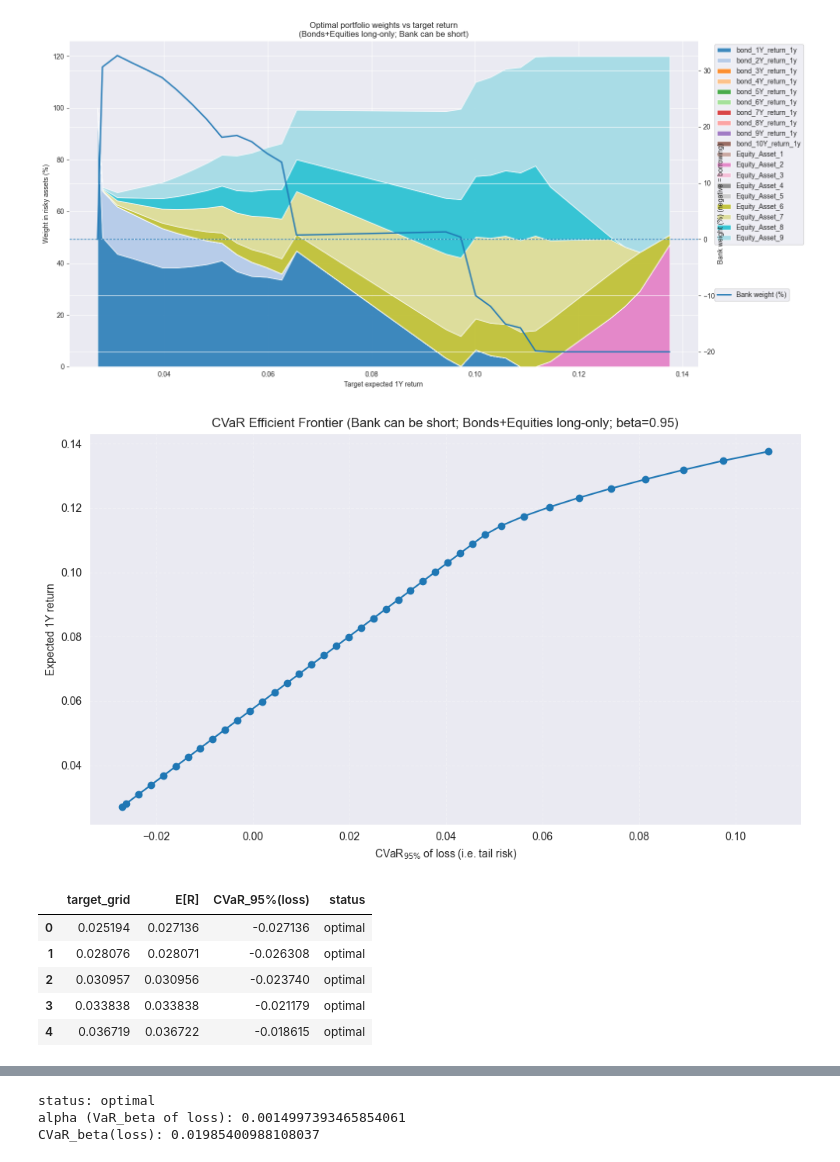
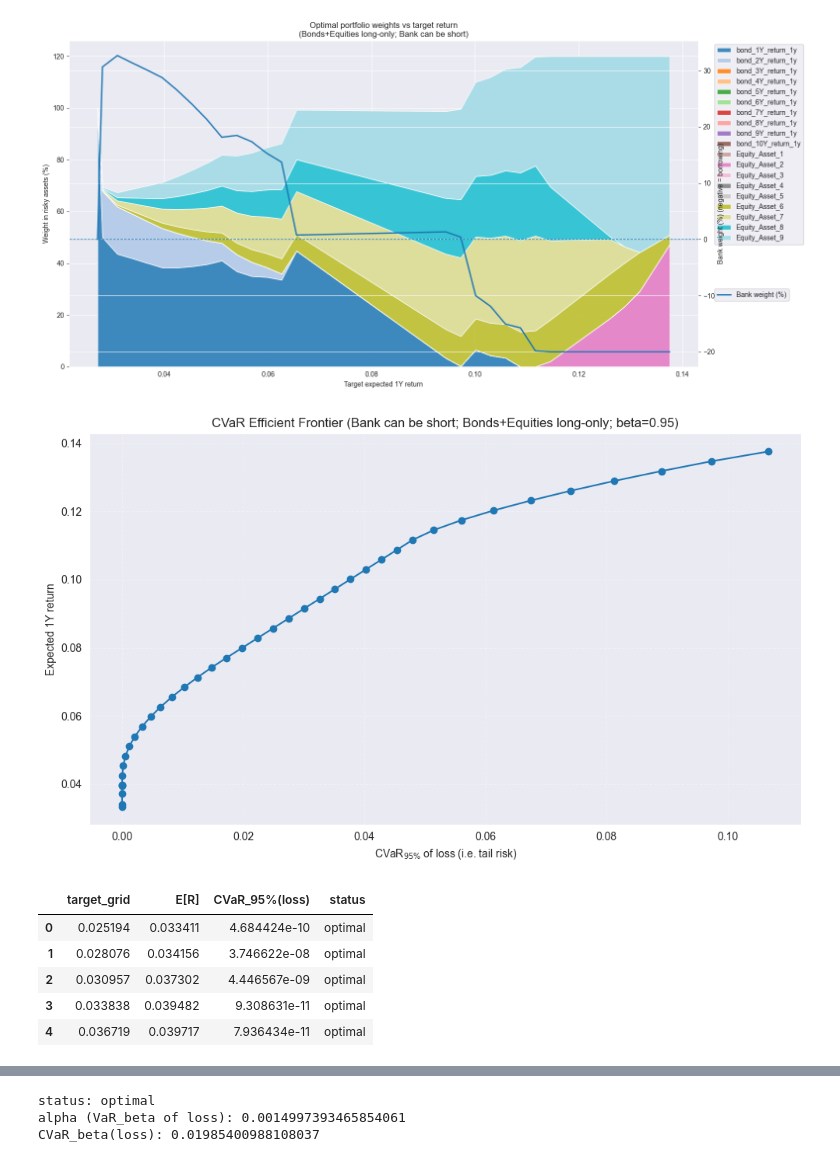
Before and after one commit to Madsnhr/FinEcon, a Jupyter notebook: Exam 2025/codeing/Solution.ipynb, the cells around one changed output, grey strips where cells are left out. Drawn from its saved outputs; the diff is of its cells as text; code cells hidden in the pictures.

```diff
--- a/Exam 2025/codeing/Solution.ipynb
+++ b/Exam 2025/codeing/Solution.ipynb
@@ -1762,7 +1765,7 @@ beta = 0.95               # CVaR_95% (worst 5%)
 tail = 1.0 - beta
 
 # Optional borrowing cap on bank (set to None to remove)
-bank_lower_bound = -0.2   # e.g. max 50% borrowing. Set None for no cap.
+bank_lower_bound = -0.2   # e.g.
 
 # Target return grid (choose sensible range)
 mu_min = float(np.min(mu))
@@ -1777,7 +1780,7 @@ alpha = cp.Variable()          # VaR level (aux)
 u = cp.Variable(S, nonneg=True)
 
 pnl = R @ w                    # scenario portfolio returns
-loss = -pnl                    # loss = -return
+loss = cp.pos(-pnl)                    # loss = -return
 
 cvar = alpha + (1.0 / (tail * S)) * cp.sum(u)
 
@@ -1816,40 +1819,40 @@ W = np.array(W)
 ret_vals = np.array(ret_vals)
 cvar_vals = np.array(cvar_vals)
 
 # Keep feasible points only
 mask = np.isfinite(ret_vals) & np.isfinite(cvar_vals)
 ret_feas = ret_vals[mask]
 cvar_feas = cvar_vals[mask]
 W_feas = W[mask]
 
 # -----------------------------
 # Plot CVaR efficient frontier
 # -----------------------------
 fig, ax = plt.subplots(figsize=(10, 6))
 plt.plot(cvar_feas, ret_feas, marker="o")
 plt.xlabel(f"CVaR$_{{{int(beta*100)}\\%}}$ of loss (i.e. tail risk)")
 plt.ylabel("Expected 1Y return")
 plt.title(f"CVaR Efficient Frontier (Bank can be short; Bonds+Equities long-only; beta={beta})")
 plt.grid(True, linestyle="--", alpha=0.3)
 plt.tight_layout()
 plt.show()
 
 # Pack results for later (stackplot, reporting)
 cvar_ef = pd.DataFrame({
     "target_grid": targets[mask],
     "E[R]": ret_feas,
     f"CVaR_{int(beta*100)}%(loss)": cvar_feas,
     "status": np.array(status_list)[mask]
 })
 display(cvar_ef.head())
 # %% [output]
-[figure, old version]
+[figure, new version]
 |  | target_grid | E[R] | CVaR_95%(loss) | status |
-| 0 | 0.025194 | 0.027136 | -0.027136 | optimal |
-| 1 | 0.028076 | 0.028071 | -0.026308 | optimal |
-| 2 | 0.030957 | 0.030956 | -0.023740 | optimal |
-| 3 | 0.033838 | 0.033838 | -0.021179 | optimal |
-| 4 | 0.036719 | 0.036722 | -0.018615 | optimal |
+| 0 | 0.025194 | 0.033411 | 4.684424e-10 | optimal |
+| 1 | 0.028076 | 0.034156 | 3.746622e-08 | optimal |
+| 2 | 0.030957 | 0.037302 | 4.446567e-09 | optimal |
+| 3 | 0.033838 | 0.039482 | 9.308631e-11 | optimal |
+| 4 | 0.036719 | 0.039717 | 7.936434e-11 | optimal |
 # %%
 print(cvar_ef.head())
 print(cvar_ef.tail())
```
Also changed, not shown: parts of 5 cells of this notebook.
